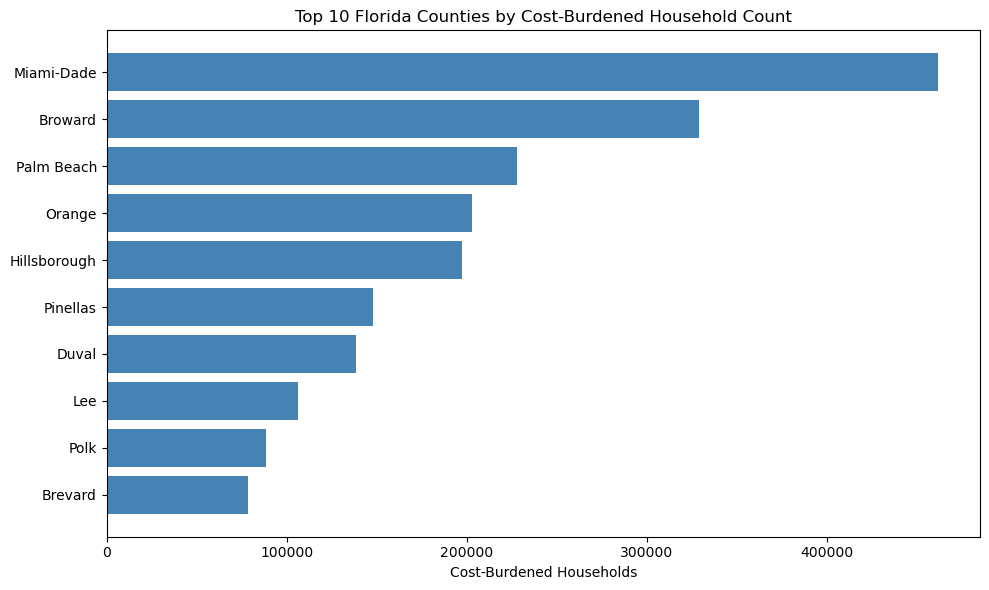
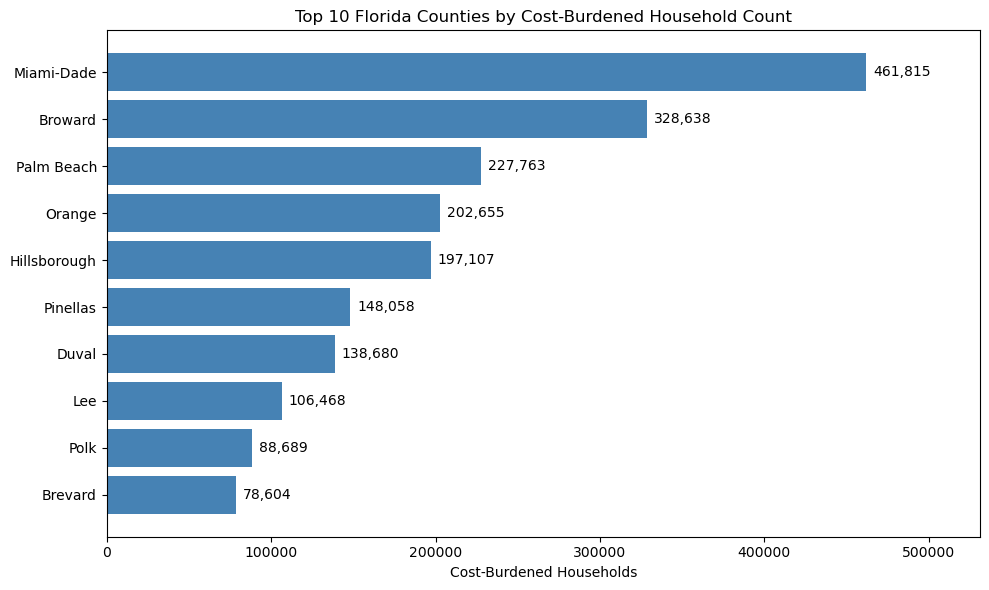
Unified diff of the notebook cell whose output changed from the first chart to the second:
--- before
+++ after
@@ -3,8 +3,11 @@
 
 plt.figure(figsize=(10, 6))
-plt.barh(top10['county'], top10['cost_burdened'], color='steelblue')
+bars = plt.barh(top10['county'], top10['cost_burdened'], color='steelblue')
 plt.xlabel('Cost-Burdened Households')
 plt.title('Top 10 Florida Counties by Cost-Burdened Household Count')
 plt.gca().invert_yaxis()  # flip the y-axis so the biggest county sits on top
+formatted_labels = [f'{int(x):,}' for x in top10['cost_burdened']] # Convert numerical floats to whole integers with thousands-separator commas.
+plt.bar_label(bars, labels=formatted_labels, padding=5) # Overlay the pre-formatted comma text strings onto the bar tips.
+plt.margins(x=0.15) # Add a 15% buffer to the right axis edge so text doesn't clip
 plt.tight_layout()
 plt.savefig('../outputs/figures/top10_bar.png')

Commit: Update README.md for clarity on ACS medians and refine notebook execution counts; enhance data processing comments in housing cost burden analysis.